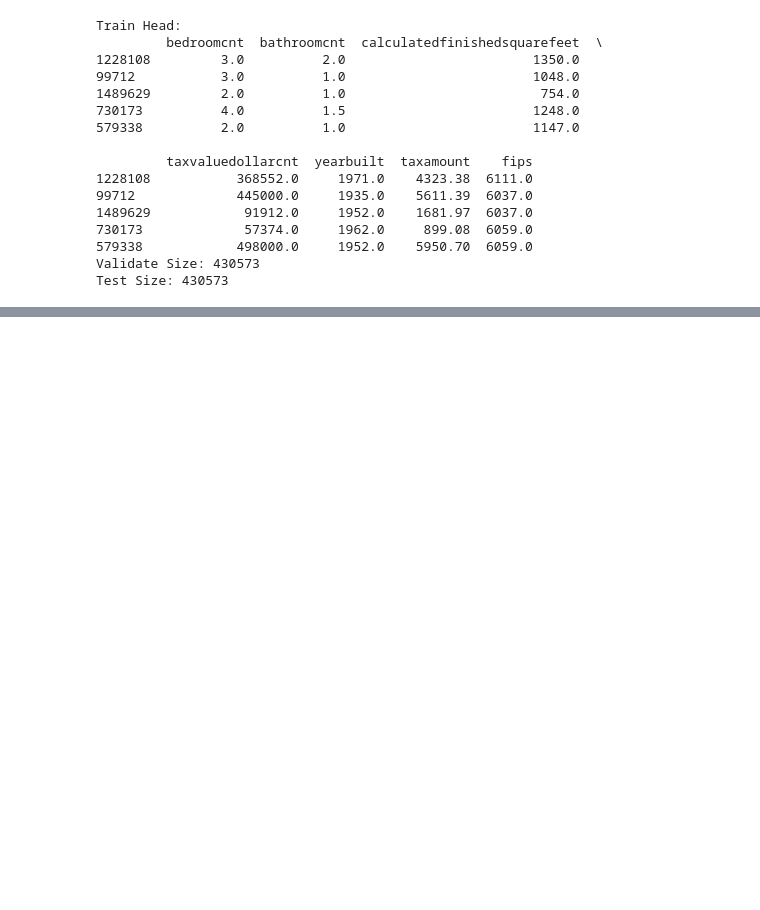
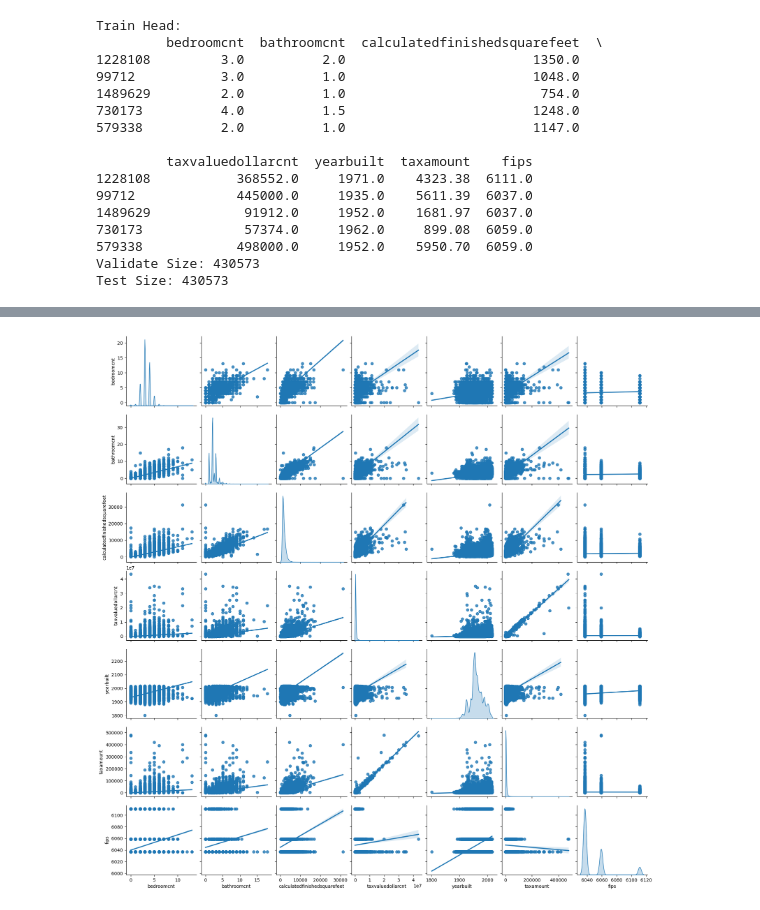
Before and after one commit to JoeyGideon/regression-exercises, a Jupyter notebook: explore.ipynb, the cells around one changed output, grey strips where cells are left out. Saved outputs shown, nothing was run; the diff lists cells and outputs as text; code cells hidden in the pictures; blank space fills up the shorter version.

```diff
--- a/explore.ipynb
+++ b/explore.ipynb
@@ -45,3 +33,5 @@ df = get_zillow_data()
+# %%
+df = wrangle.read_csv_file()
 # %%
 df.head()
 # %% [output]
@@ -70,5 +64,5 @@ def split_data(df):
 # %%
-train, validate, test = split_data(df)
+train, validate, test = prepare.split_data(df)
 
 print("Train Head:")
 print(train.head())
@@ -94,0 +106,5 @@ Test Size: 430573
+# %%
+# Visualize all combinations of variables in some way
+explore.plot_variable_pairs(train.sample(100000))
+# %% [output]
+[figure, added]
```
Also changed, not shown: parts of 36 cells of this notebook.
